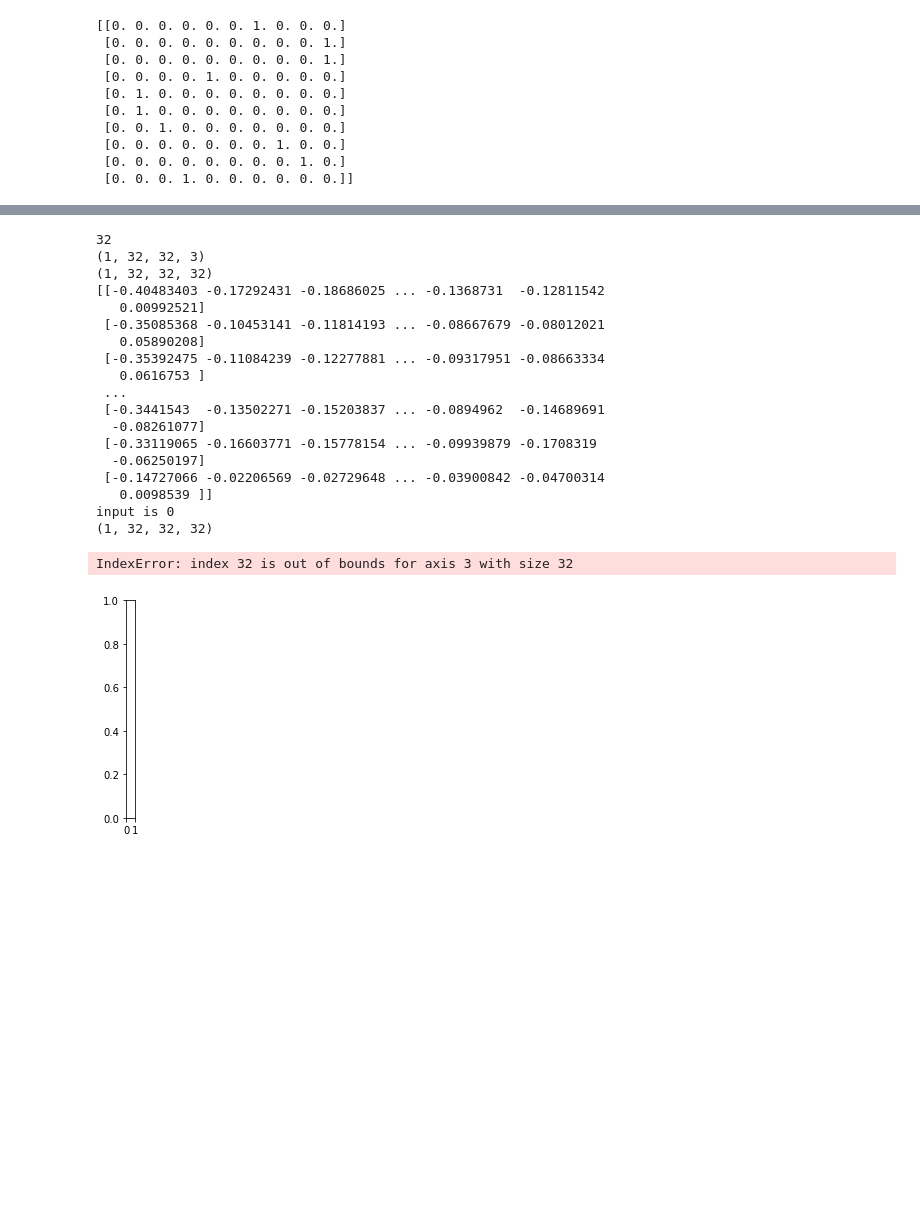
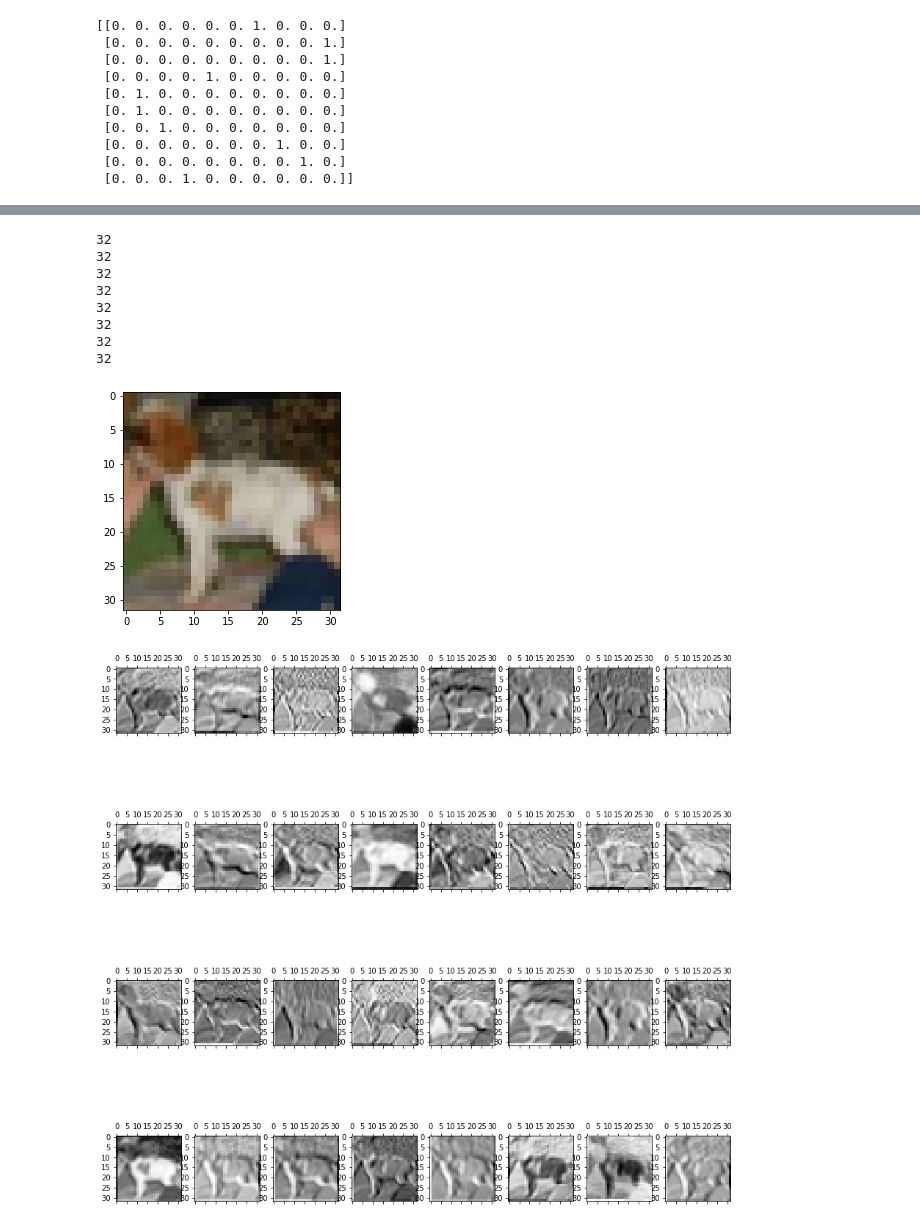
Before and after one commit to florianbaer/MSE-DeLearn, a Jupyter notebook: SW07/Layer_visualization.ipynb, the cells around one changed output, grey strips where cells are left out. Saved outputs shown, nothing was run; the diff lists cells and outputs as text; code cells hidden in the pictures; blank space fills up the shorter version.

```diff
--- a/SW07/Layer_visualization.ipynb
+++ b/SW07/Layer_visualization.ipynb
@@ -119,41 +166,26 @@ def show_filters(model, layer_nr, test_im):
     activation_model = models.Model(inputs=model.input, outputs=output)
     test_im = test_im.reshape(1,32,32,-1)
     num_filters = output.shape[3]
-    print(num_filters)
-    plt.subplot(1,num_filters,1)
-
-    print(test_im.shape)
     activation = activation_model.predict(test_im)
-    print(activation.shape)
-    print(activation[0, :, :, 0])
-
-    for i in range(num_filters):
-        print(f'input is {i}')
-        print(activation.shape)
-        data = activation[0, :, :, num_filters]
-        print(data)
-        # display 6 of the activations of the 1st conv layer
-        plt.matshow(activation[0, :, :, num_filters], cmap='Greys')
+    fig, axs = plt.subplots(4, int(num_filters/4), figsize=(15,15))
+    for i in range(0,num_filters):
+        rowindex = i // 8
+        colindex = i % 8
+        data = activation[0, :, :, i-1]
+        axs[rowindex, colindex].matshow(data, cmap='Greys')
 # %%
-show_filters(cnn, 0, X_test[0])
+image_index = 12
+plt.imshow(X_test[image_index])
+for i in [0,2,3,5,6,7,9,10]:
+    show_filters(cnn, i, X_test[image_index])
 # %% [output]
 32
-(1, 32, 32, 3)
-(1, 32, 32, 32)
-[[-0.40483403 -0.17292431 -0.18686025 ... -0.1368731  -0.12811542
-   0.00992521]
- [-0.35085368 -0.10453141 -0.11814193 ... -0.08667679 -0.08012021
-   0.05890208]
- [-0.35392475 -0.11084239 -0.12277881 ... -0.09317951 -0.08663334
-   0.0616753 ]
- ...
- [-0.3441543  -0.13502271 -0.15203837 ... -0.0894962  -0.14689691
-  -0.08261077]
- [-0.33119065 -0.16603771 -0.15778154 ... -0.09939879 -0.1708319
-  -0.06250197]
- [-0.14727066 -0.02206569 -0.02729648 ... -0.03900842 -0.04700314
-   0.0098539 ]]
-input is 0
-(1, 32, 32, 32)
+32
+32
+32
+32
+32
+32
+32
-IndexError: index 32 is out of bounds for axis 3 with size 32
-[figure, old version]
+[figure, new version]
+[figure, added]
```
Also changed, not shown: parts of 6 cells of this notebook.
